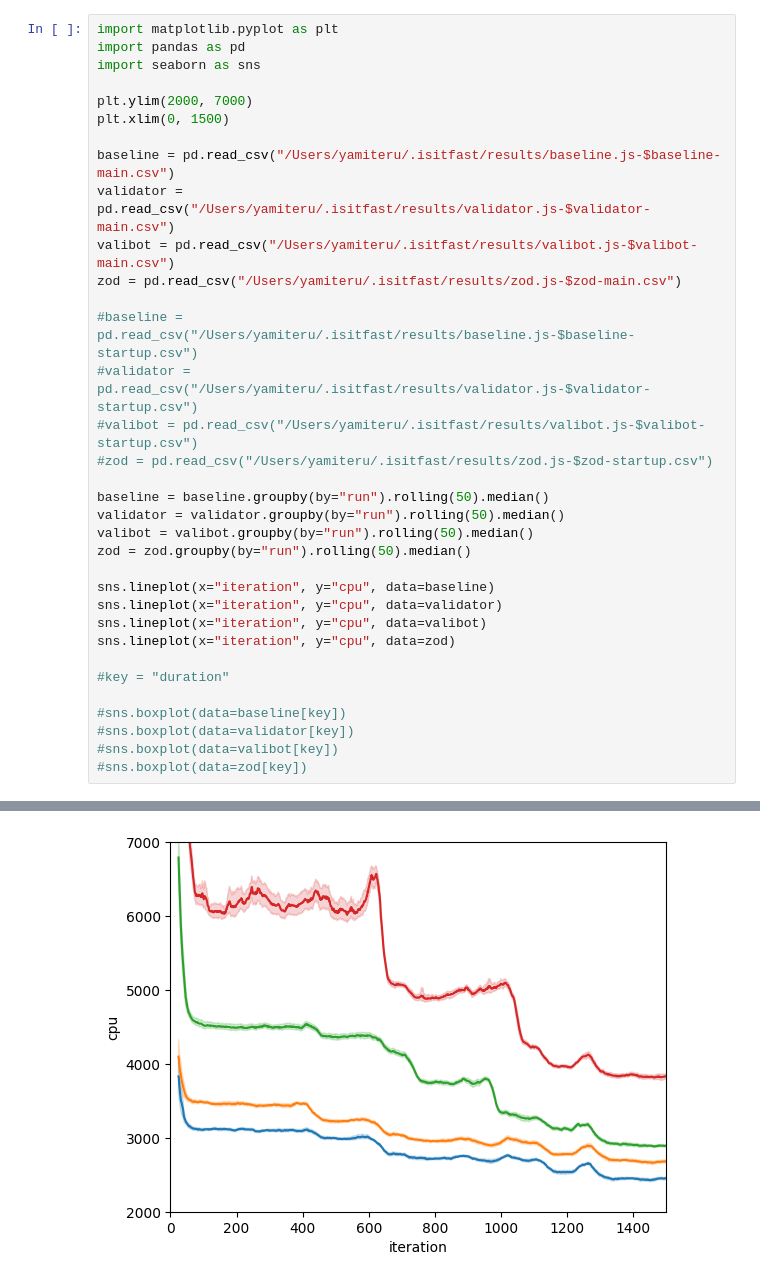
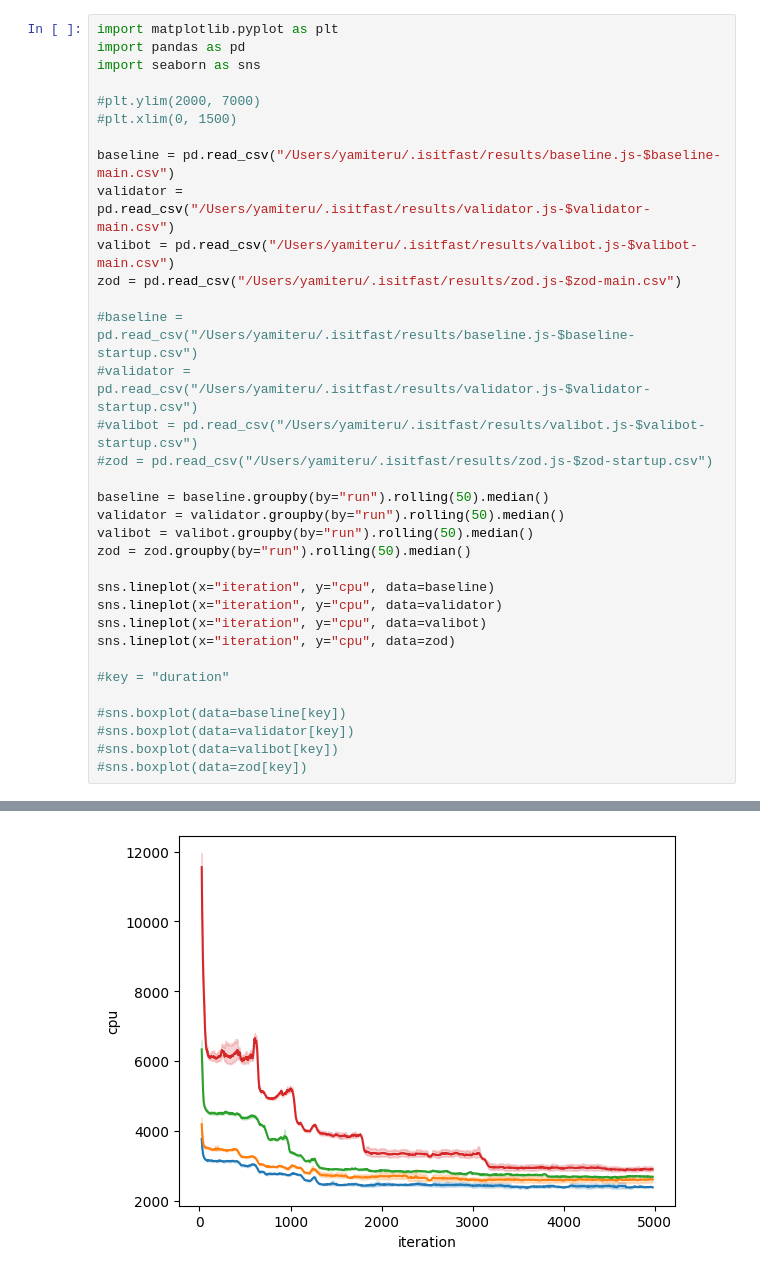
Before and after one commit to yamiteru/isitfast, a Jupyter notebook: notebook/Untitled.ipynb, the cells around one changed output, grey strips where cells are left out. Cells and saved outputs as stored; diff of their text form.

```diff
--- a/notebook/Untitled.ipynb
+++ b/notebook/Untitled.ipynb
@@ -3,35 +3,35 @@ import matplotlib.pyplot as plt
 import pandas as pd
 import seaborn as sns
 
-plt.ylim(2000, 7000)
-plt.xlim(0, 1500)
+#plt.ylim(2000, 7000)
+#plt.xlim(0, 1500)
 
 baseline = pd.read_csv("/Users/yamiteru/.isitfast/results/baseline.js-$baseline-main.csv")
 validator = pd.read_csv("/Users/yamiteru/.isitfast/results/validator.js-$validator-main.csv")
 valibot = pd.read_csv("/Users/yamiteru/.isitfast/results/valibot.js-$valibot-main.csv")
 zod = pd.read_csv("/Users/yamiteru/.isitfast/results/zod.js-$zod-main.csv")
 
 #baseline = pd.read_csv("/Users/yamiteru/.isitfast/results/baseline.js-$baseline-startup.csv")
 #validator = pd.read_csv("/Users/yamiteru/.isitfast/results/validator.js-$validator-startup.csv")
 #valibot = pd.read_csv("/Users/yamiteru/.isitfast/results/valibot.js-$valibot-startup.csv")
 #zod = pd.read_csv("/Users/yamiteru/.isitfast/results/zod.js-$zod-startup.csv")
 
 baseline = baseline.groupby(by="run").rolling(50).median()
 validator = validator.groupby(by="run").rolling(50).median()
 valibot = valibot.groupby(by="run").rolling(50).median()
 zod = zod.groupby(by="run").rolling(50).median()
 
 sns.lineplot(x="iteration", y="cpu", data=baseline)
 sns.lineplot(x="iteration", y="cpu", data=validator)
 sns.lineplot(x="iteration", y="cpu", data=valibot)
 sns.lineplot(x="iteration", y="cpu", data=zod)
 
 #key = "duration"
 
 #sns.boxplot(data=baseline[key])
 #sns.boxplot(data=validator[key])
 #sns.boxplot(data=valibot[key])
 #sns.boxplot(data=zod[key])
 # %% [output]
 <Axes: xlabel='iteration', ylabel='cpu'>
-[figure, old version]
+[figure, new version]
```
Also changed, not shown: 19 other files.
